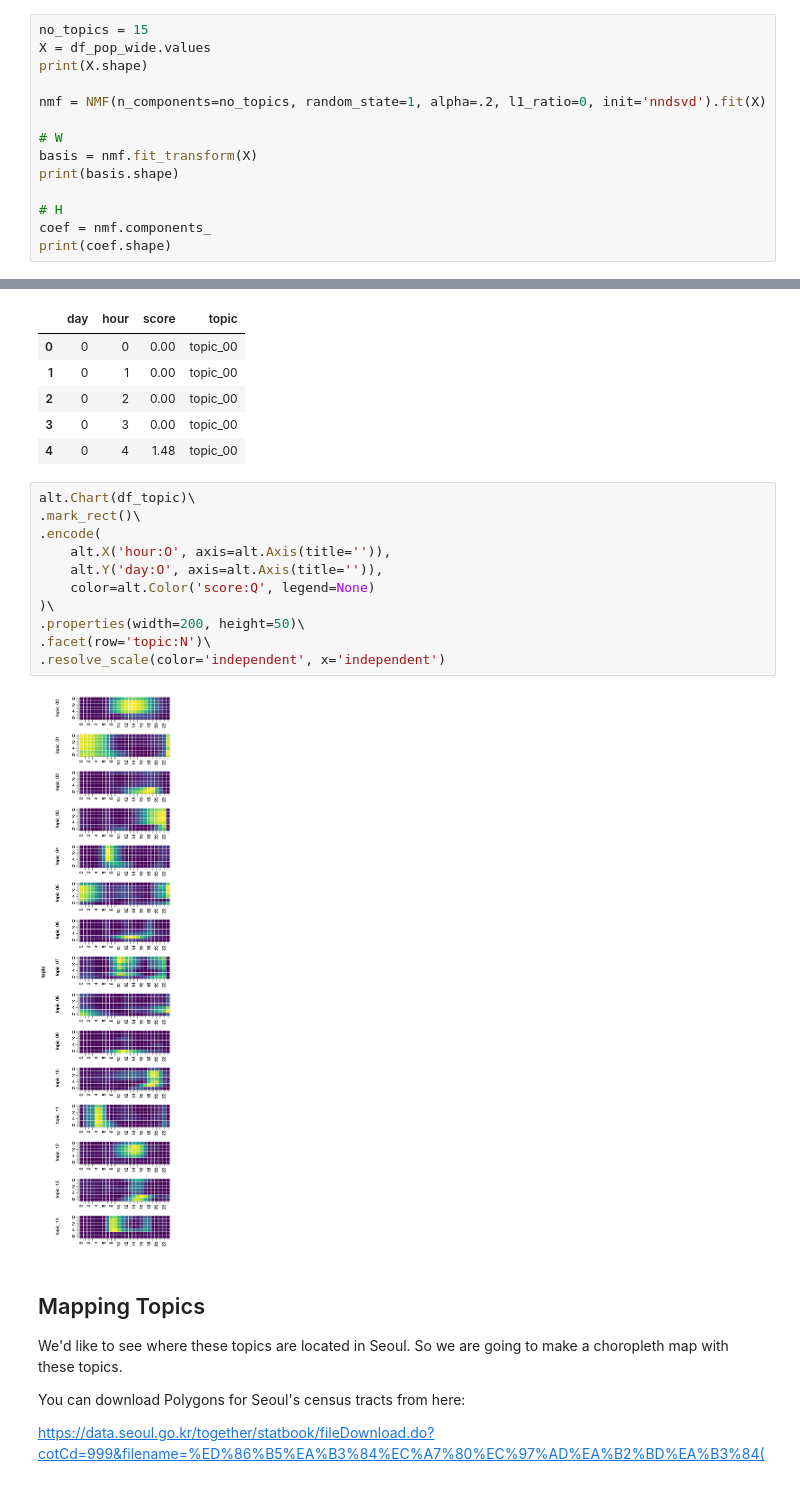
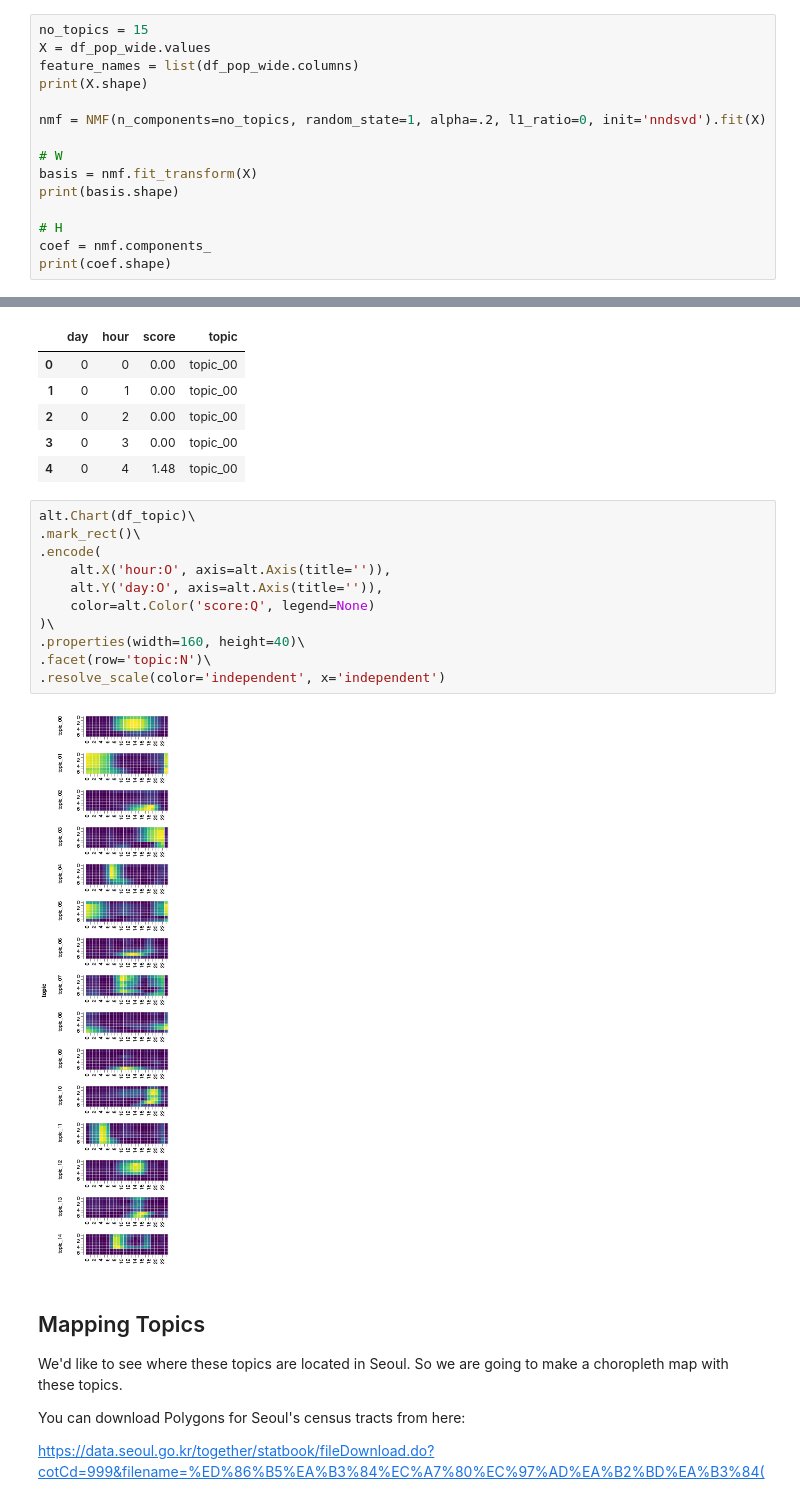
Before and after one commit to yonghah/urban-activity-topics, a Jupyter notebook: notebooks/UrbanActivityTopics.ipynb, the cells around one changed output, grey strips where cells are left out. Drawn from its saved outputs; the diff is of its cells as text.

```diff
--- a/notebooks/UrbanActivityTopics.ipynb
+++ b/notebooks/UrbanActivityTopics.ipynb
@@ -101,6 +101,7 @@ df_pop_wide.head()
 # %%
 no_topics = 15
 X = df_pop_wide.values
+feature_names = list(df_pop_wide.columns)
 print(X.shape)
 
 nmf = NMF(n_components=no_topics, random_state=1, alpha=.2, l1_ratio=0, init='nndsvd').fit(X)
@@ -142,16 +143,16 @@ df_topic.head()
 # %%
 alt.Chart(df_topic)\
 .mark_rect()\
 .encode(
     alt.X('hour:O', axis=alt.Axis(title='')),
     alt.Y('day:O', axis=alt.Axis(title='')),
     color=alt.Color('score:Q', legend=None)
 )\
-.properties(width=200, height=50)\
+.properties(width=160, height=40)\
 .facet(row='topic:N')\
 .resolve_scale(color='independent', x='independent')
 # %% [output]
-[figure, old version]
+[figure, new version]
 # %% [markdown]
 ## Mapping Topics
 
```
Also changed, not shown: parts of 4 cells of this notebook.
